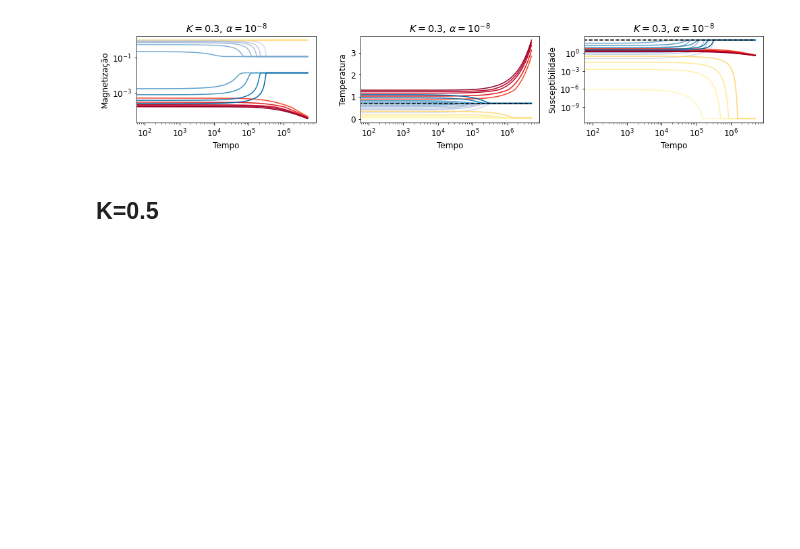
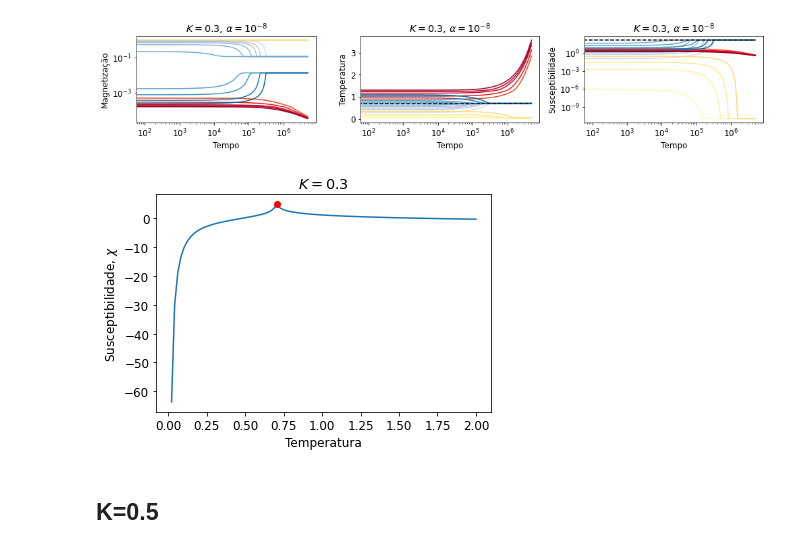
Before and after one commit to neuro-physics/annni-phase-trans-py, a Jupyter notebook: simula_ktz.ipynb, the cells around one changed output. Cells and saved outputs as stored; diff of their text form; code cells hidden in the pictures; blank space fills up the shorter version.

```diff
--- a/simula_ktz.ipynb
+++ b/simula_ktz.ipynb
@@ -696,6 +696,16 @@ plt.show()
 T_max = 0.7071353535353535    s_max = 137.5041532273797
 [figure]
 [figure]
+# %%
+fig,ax = plt.subplots(nrows=1,ncols=1)
+ax.plot(T_valores_not_nan,np.log(s_est_not_nan),'-')
+ax.plot(T_max,np.log(s_max),'or')
+ax.set_xlabel('Temperatura')
+ax.set_ylabel('Susceptibilidade, $\\chi$')
+ax.set_title(f'$K={K}$')
+plt.show()
+# %% [output]
+[figure, added]
 # %% [markdown]
 ## K=0.5
 # %%
```
Also changed, not shown: parts of 12 cells of this notebook, 1 other file.
